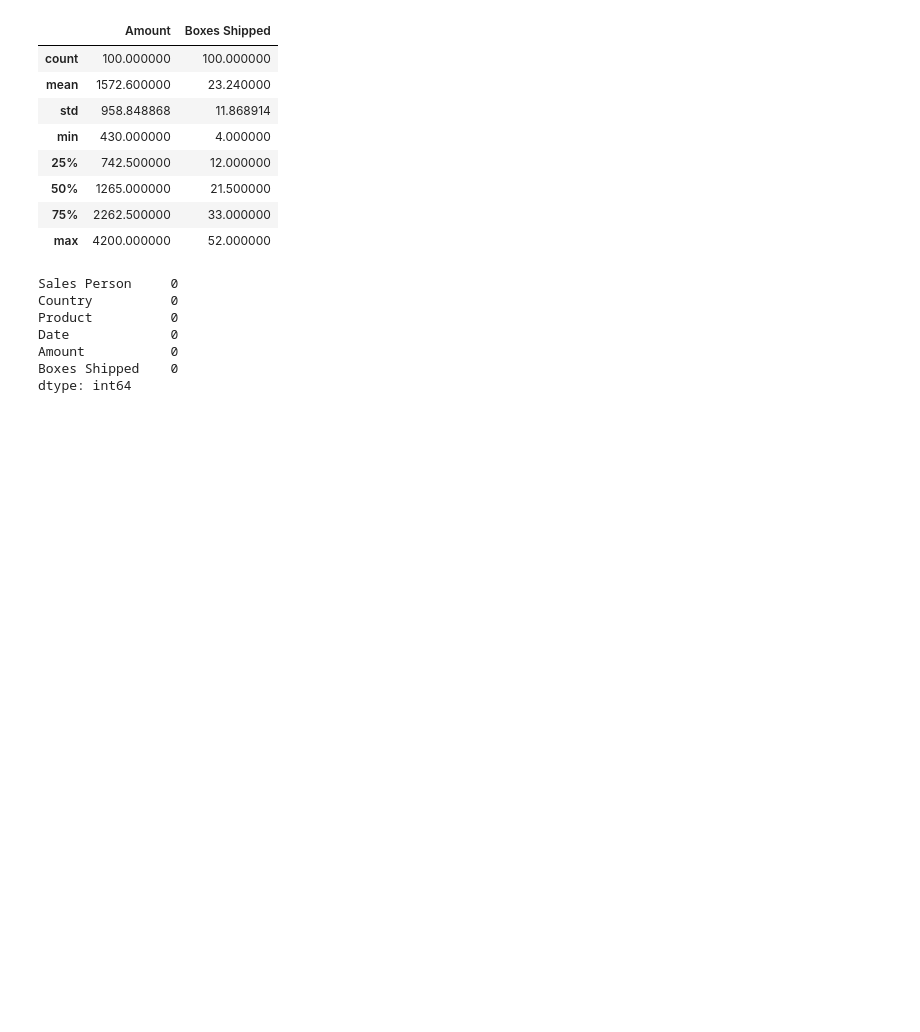
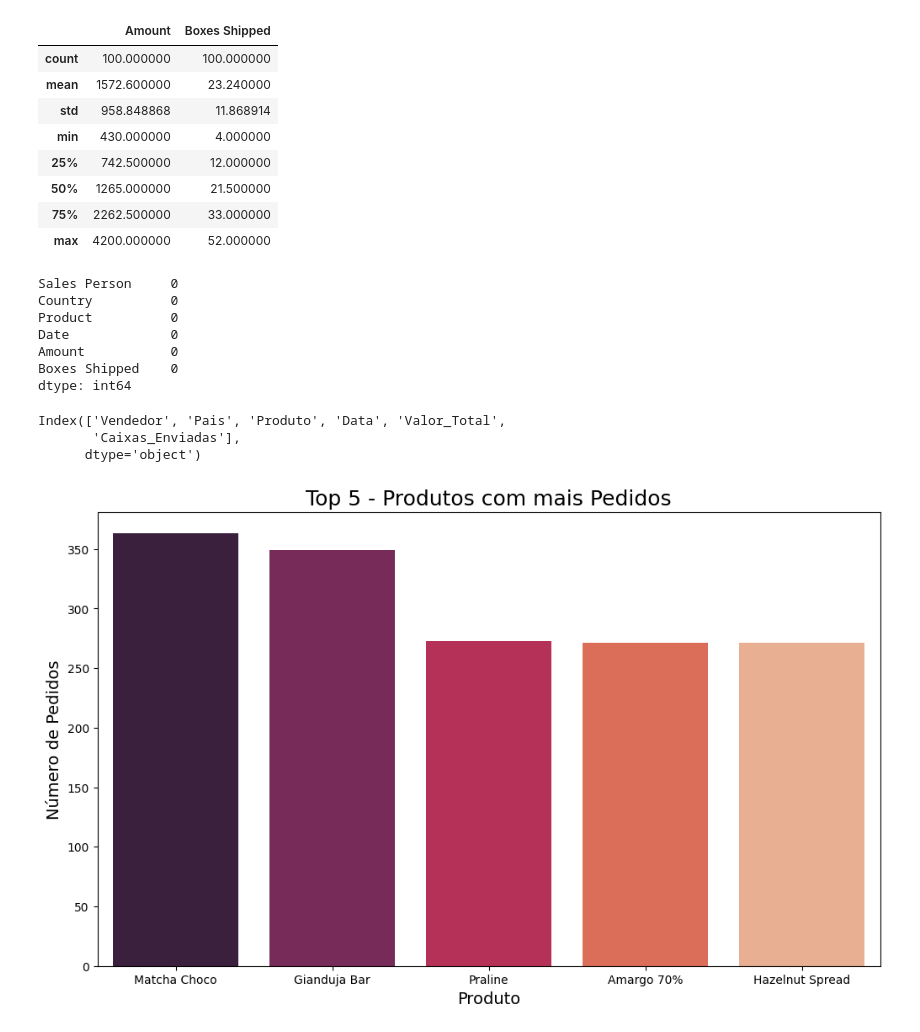
Before and after one commit to RodrygoYamasaki/ChocolateSales, a Jupyter notebook: notebooks/analise_exploratoria.ipynb, the cells around one changed output. Drawn from its saved outputs; the diff is of its cells as text; code cells hidden in the pictures; blank space fills up the shorter version.

Commit message:
Finalize exploratory data analysis

```diff
--- a/notebooks/analise_exploratoria.ipynb
+++ b/notebooks/analise_exploratoria.ipynb
@@ -51,3 +51,34 @@ Date             0
 Amount           0
 Boxes Shipped    0
 dtype: int64
+# %%
+nomes_colunas = {
+    'Sales Person': 'Vendedor',
+    'Country': 'Pais',
+    'Product': 'Produto',
+    'Date': 'Data',
+    'Amount': 'Valor_Total',
+    'Boxes Shipped': 'Caixas_Enviadas'
+}
+
+df.rename(columns=nomes_colunas, inplace=True)
+
+df.columns
+# %% [output]
+Index(['Vendedor', 'Pais', 'Produto', 'Data', 'Valor_Total',
+       'Caixas_Enviadas'],
+      dtype='object')
+# %%
+df['Data'] = pd.to_datetime(df['Data'])
+# %%
+produtos_caixa = df.groupby('Produto', as_index=False)['Caixas_Enviadas'].sum().sort_values(by='Caixas_Enviadas', ascending=False).head(5)
+
+fig, ax = plt.subplots(figsize=(12, 7))
+ax = sns.barplot(data=produtos_caixa, x='Produto', y='Caixas_Enviadas', palette='rocket', hue='Produto')
+ax.set_title('Top 5 - Produtos com mais Pedidos', fontsize=18)
+ax.set_xlabel('Produto', fontsize=14)
+ax.set_ylabel('Número de Pedidos', fontsize=14)
+
+plt.show()
+# %% [output]
+[figure, added]
```
Also changed, not shown: parts of 2 cells of this notebook.
